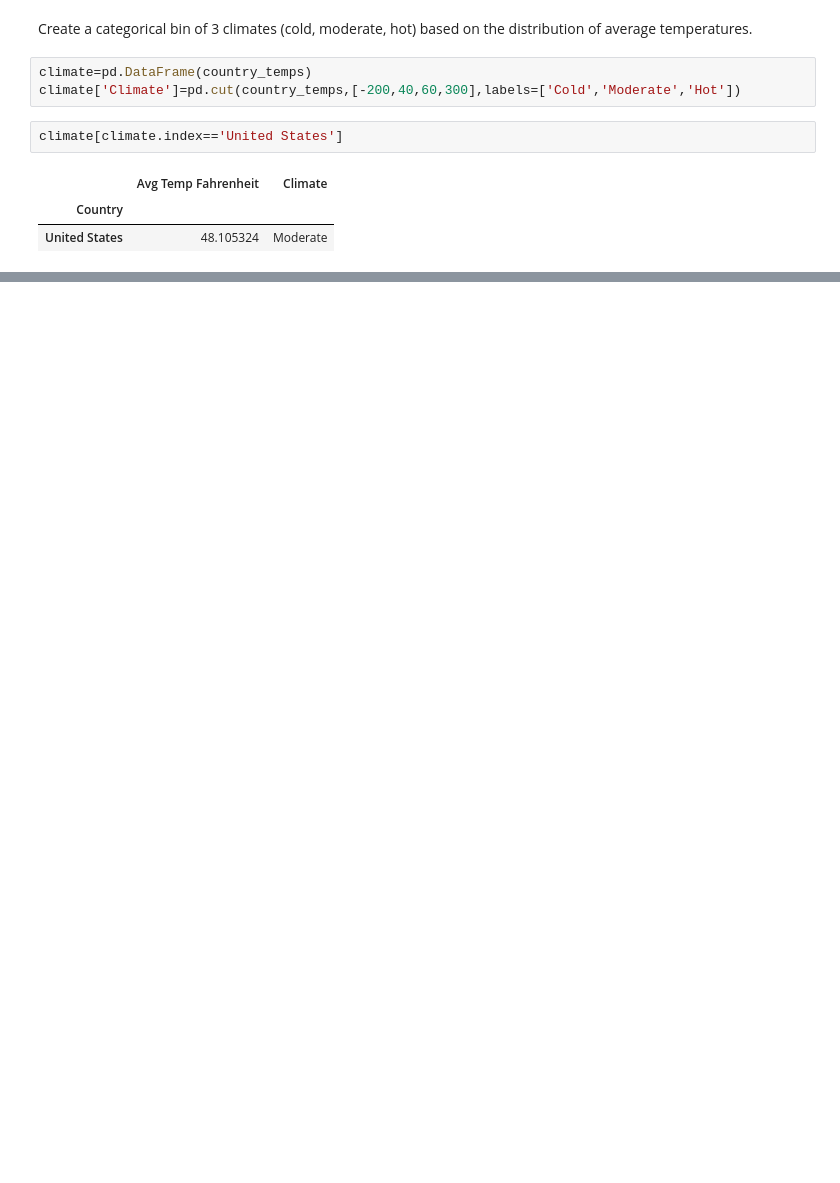
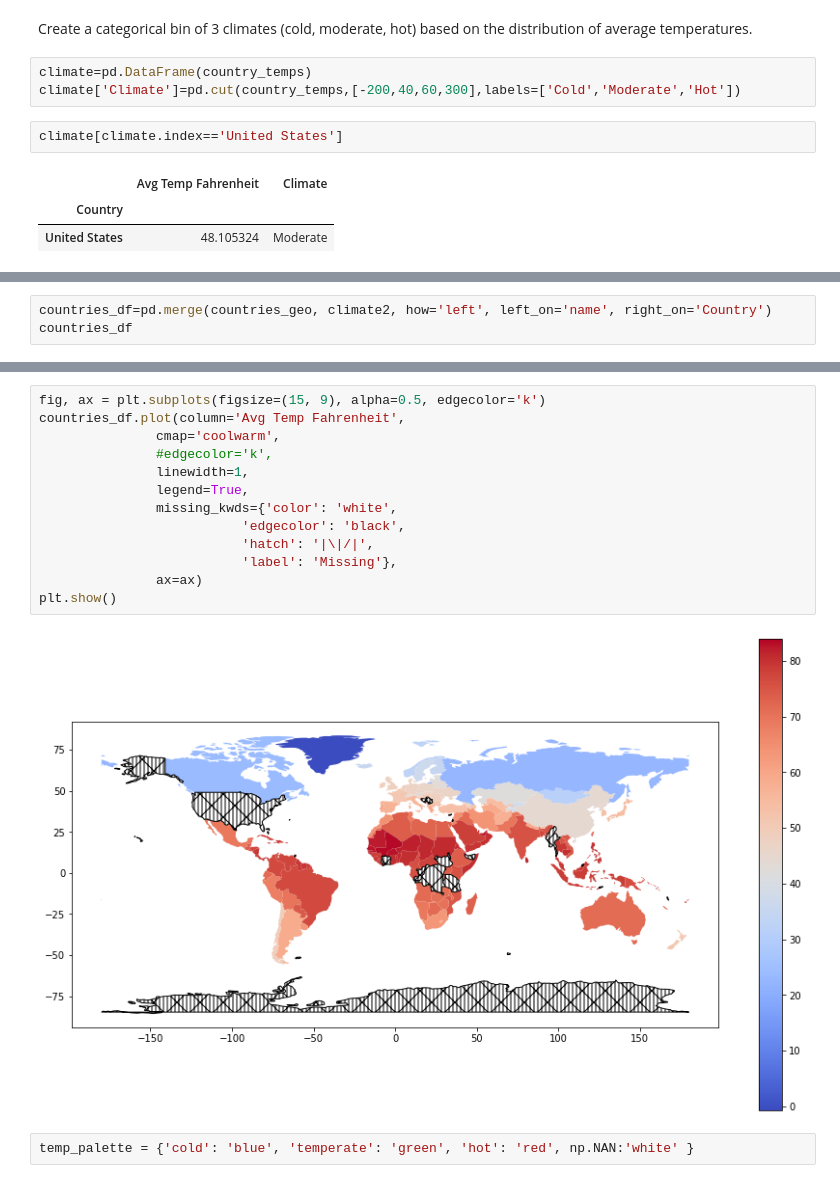
Before and after one commit to speedytmark/Draft_Project, a Jupyter notebook: Temperature.ipynb, the cells around one changed output, grey strips where cells are left out. Cells and saved outputs as stored; diff of their text form; blank space fills up the shorter version.

```diff
--- a/Temperature.ipynb
+++ b/Temperature.ipynb
@@ -321,0 +421,3 @@ climate[climate.index=='United States']
+# %%
+countries_df=pd.merge(countries_geo, climate2, how='left', left_on='name', right_on='Country')
+countries_df
@@ -321,0 +438,17 @@ climate[climate.index=='United States']
+# %%
+fig, ax = plt.subplots(figsize=(15, 9), alpha=0.5, edgecolor='k')
+countries_df.plot(column='Avg Temp Fahrenheit',
+               cmap='coolwarm',
+               #edgecolor='k',
+               linewidth=1,
+               legend=True,
+               missing_kwds={'color': 'white',
+                          'edgecolor': 'black',
+                          'hatch': '|\|/|',
+                          'label': 'Missing'},
+               ax=ax)
+plt.show()
+# %% [output]
+[figure, added]
+# %%
+temp_palette = {'cold': 'blue', 'temperate': 'green', 'hot': 'red', np.NAN:'white' }
```
Also changed, not shown: parts of 21 cells of this notebook, 1 other file.
